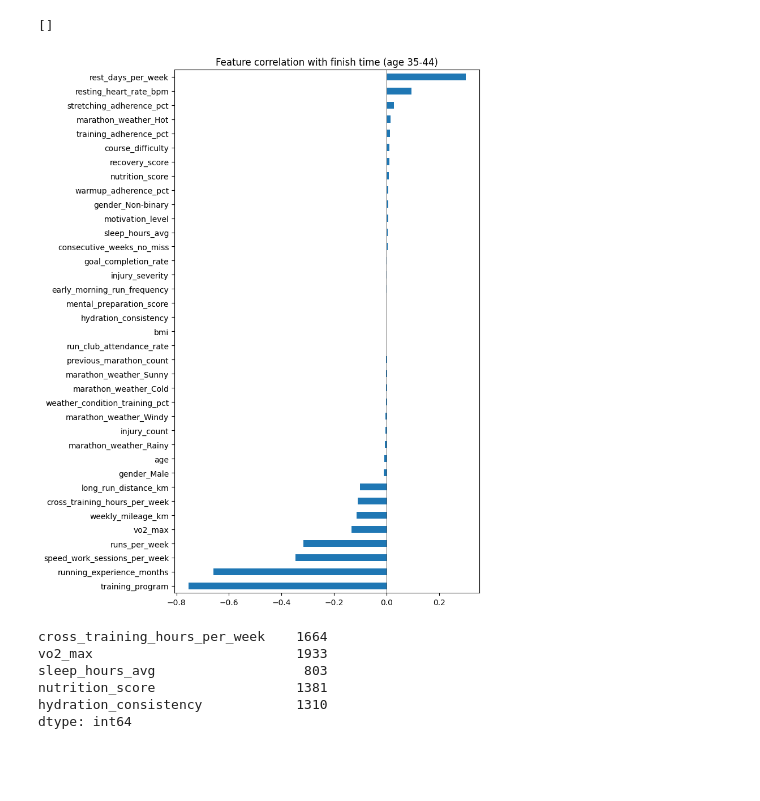
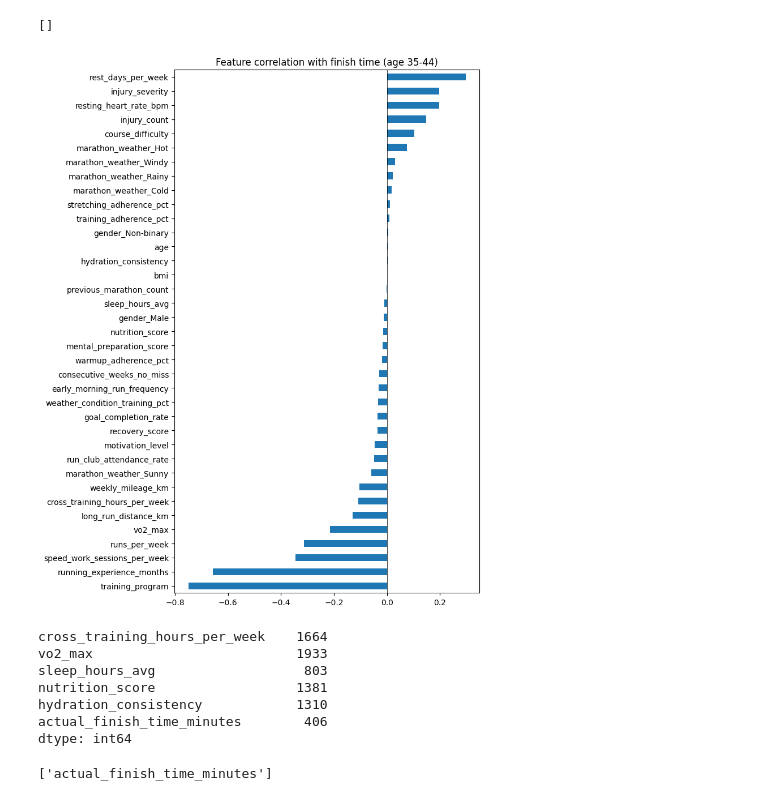
Before and after one commit to francescosias/MarathonIQ, a Jupyter notebook: chris_EDA_baseline.ipynb, the cells around one changed output. Drawn from its saved outputs; the diff is of its cells as text; code cells hidden in the pictures; blank space fills up the shorter version.

```diff
--- a/chris_EDA_baseline.ipynb
+++ b/chris_EDA_baseline.ipynb
@@ -131,7 +144,7 @@ df_35_44 = df_35_44.drop(columns=['runner_id', 'marathon_date'])
 # %%
 drop_leakage = [
     'personal_best_minutes',
-    'actual_finish_time_minutes',
+    'target_finish_time_minutes',
     'medal_outcome',
     'weekly_mileage_miles',
     'missed_workout_pct',
@@ -144,6 +157,6 @@ print(df_35_44.shape)
 # %% [output]
 (16709, 38)
 # %%
-corr_target = df_35_44.corr(numeric_only=True)['target_finish_time_minutes'].sort_values()
+corr_target = df_35_44.corr(numeric_only=True)['actual_finish_time_minutes'].sort_values()
 print(corr_target)
 # %% [output]
@@ -191,12 +204,12 @@ df_35_44.select_dtypes(include='object').columns.tolist()
 # %% [output]
 []
 # %%
-corr_target.drop('target_finish_time_minutes').plot(kind='barh', figsize=(8, 10))
+corr_target.drop('actual_finish_time_minutes').plot(kind='barh', figsize=(8, 10))
 plt.axvline(0, color='black', linewidth=0.5)
 plt.title('Feature correlation with finish time (age 35-44)')
 plt.tight_layout()
 # %% [output]
-[figure, old version]
+[figure, new version]
 # %%
 df_35_44.isnull().sum()[df_35_44.isnull().sum() > 0]
 # %% [output]
@@ -205,5 +218,6 @@ vo2_max                          1933
 sleep_hours_avg                   803
 nutrition_score                  1381
 hydration_consistency            1310
+actual_finish_time_minutes        406
 dtype: int64
 # %%
@@ -212,3 +226,7 @@ y_train = df_35_44['target_finish_time_minutes']
+# %%
+[c for c in df_35_44.columns if 'finish' in c.lower() or 'actual' in c.lower()]
+# %% [output]
+['actual_finish_time_minutes']
 # %%
 X_train = X_train.fillna(X_train.median(numeric_only=True))
 y_train = y_train.dropna()
```
Also changed, not shown: parts of 7 cells of this notebook.
